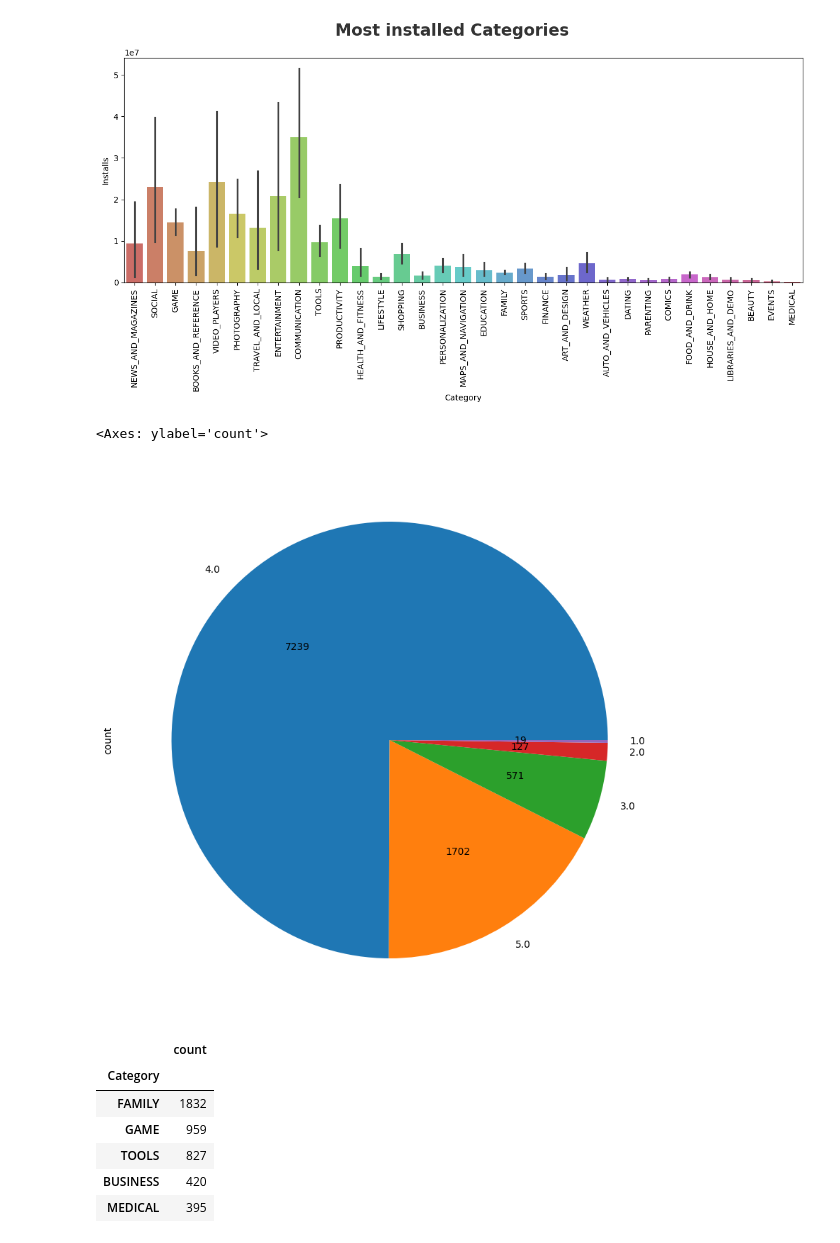
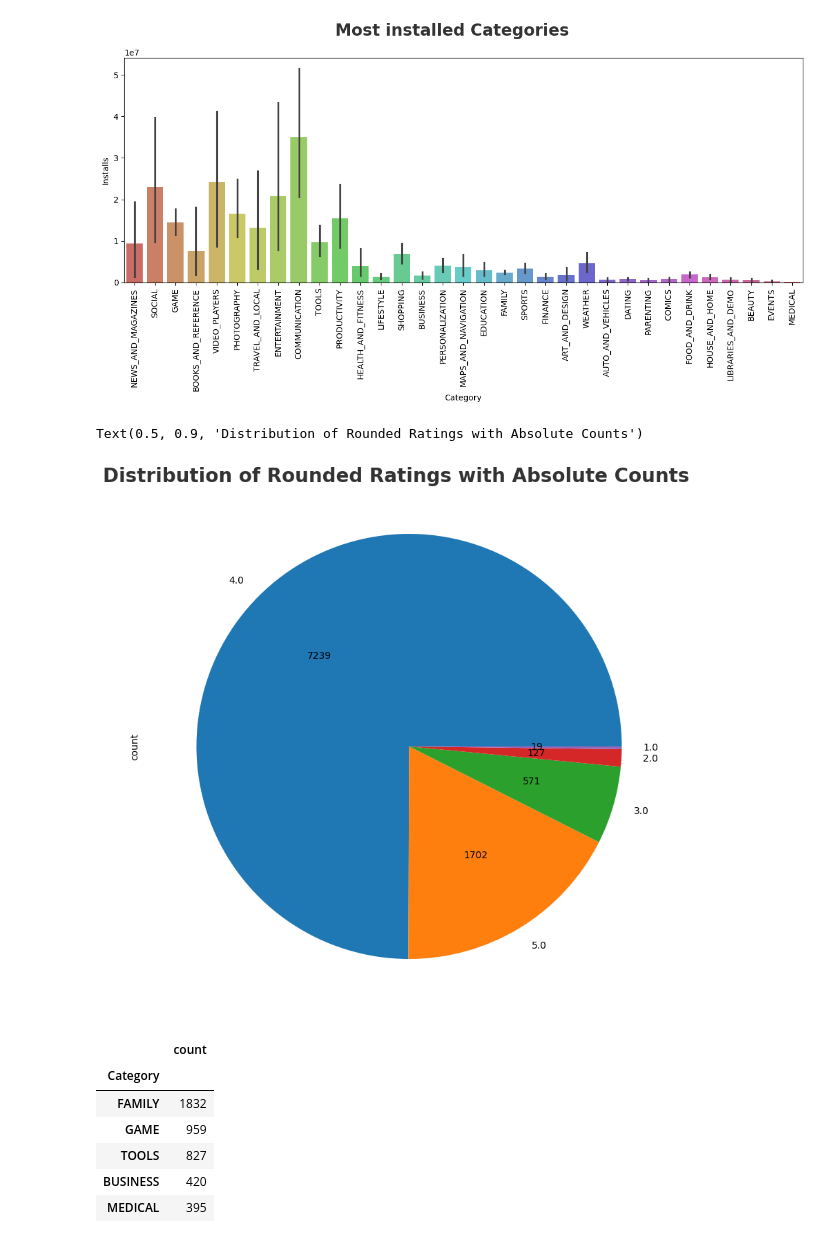
Before and after one commit to shahkhushii/Google-Playstore-Dataset-Analysis, a Jupyter notebook: EDA.ipynb, the cells around one changed output. Saved outputs shown, nothing was run; the diff lists cells and outputs as text; code cells hidden in the pictures.

```diff
--- a/EDA.ipynb
+++ b/EDA.ipynb
@@ -196,15 +197,16 @@ plt.show()
 # %%
 int_rating=data['Rating'].round()
 count=int_rating.value_counts()
 
 def absolute_value(perc,values):
     value = int(perc / 100 * sum(values))
     return f'{value}'
 
-count.plot.pie(y=count,figsize=(10,10),autopct=lambda p: absolute_value(p,count))
+count.plot.pie(y=count,figsize=(15,10),autopct=lambda p: absolute_value(p,count))
+plt.suptitle('Distribution of Rounded Ratings with Absolute Counts',fontsize=20, fontweight='bold', alpha=0.8, y=0.9)
 # %% [output]
-<Axes: ylabel='count'>
+Text(0.5, 0.9, 'Distribution of Rounded Ratings with Absolute Counts')
-[figure, old version]
+[figure, new version]
 # %%
 tar_category=pd.DataFrame(data['Category'].value_counts()).head(5)
 tar_category
```
Also changed, not shown: parts of 1 cell of this notebook.
